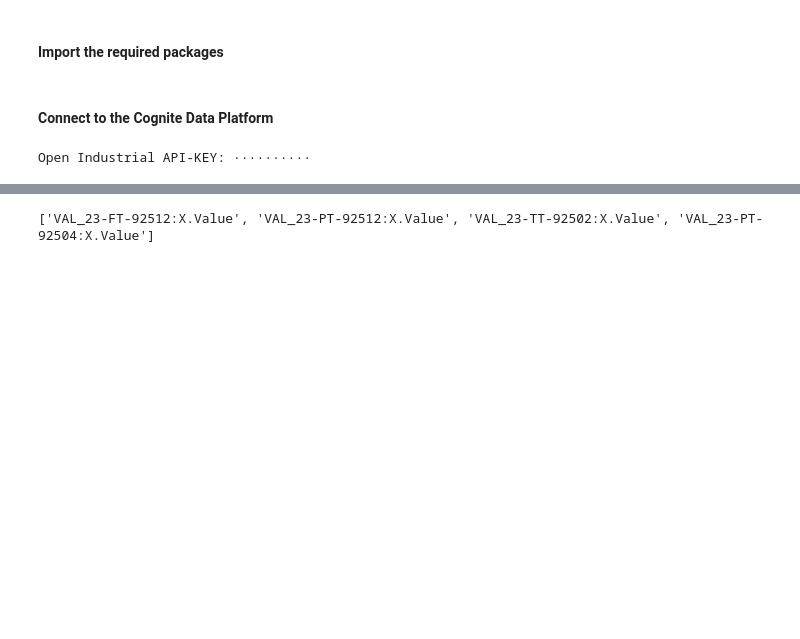
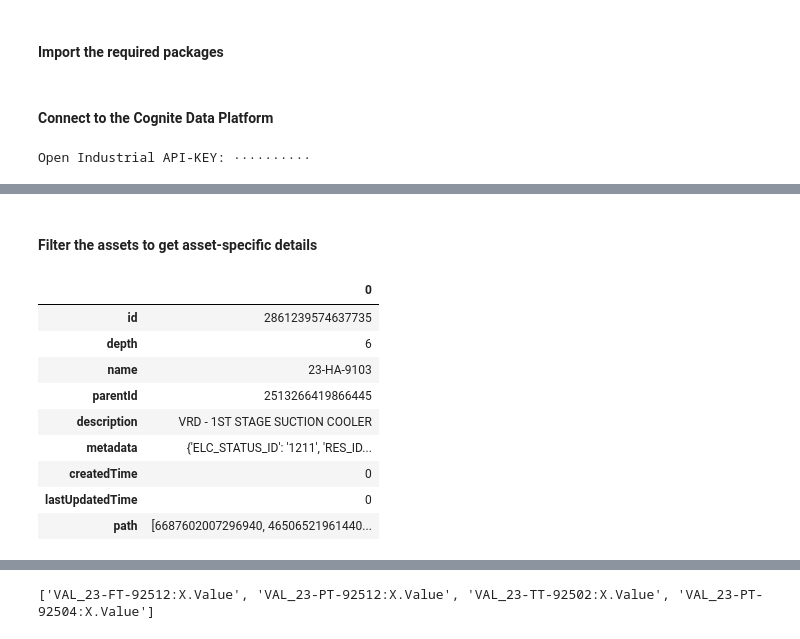
Before and after one commit to senickel/CDP-Exploration-1, a Jupyter notebook: Introduction_to_Data_Visualization_CDP.ipynb, the cells around one changed output, grey strips where cells are left out. Drawn from its saved outputs; the diff is of its cells as text; code cells hidden in the pictures; blank space fills up the shorter version.

```diff
--- a/Introduction_to_Data_Visualization_CDP.ipynb
+++ b/Introduction_to_Data_Visualization_CDP.ipynb
@@ -63,0 +76,17 @@ asset_df
+# %% [markdown]
+#### Filter the assets to get asset-specific details
+# %%
+asset_id = asset_df[asset_df["name"] == asset_name].iloc[0]['id']
+asset = client.assets.get_asset(asset_id=asset_id).to_pandas()
+asset
+# %% [output]
+|  | 0 |
+| id | 2861239574637735 |
+| depth | 6 |
+| name | 23-HA-9103 |
+| parentId | 2513266419866445 |
+| description | VRD - 1ST STAGE SUCTION COOLER |
+| metadata | {'ELC_STATUS_ID': '1211', 'RES_ID... |
+| createdTime | 0 |
+| lastUpdatedTime | 0 |
+| path | [6687602007296940, 46506521961440... |
```
Also changed, not shown: parts of 14 cells of this notebook.
